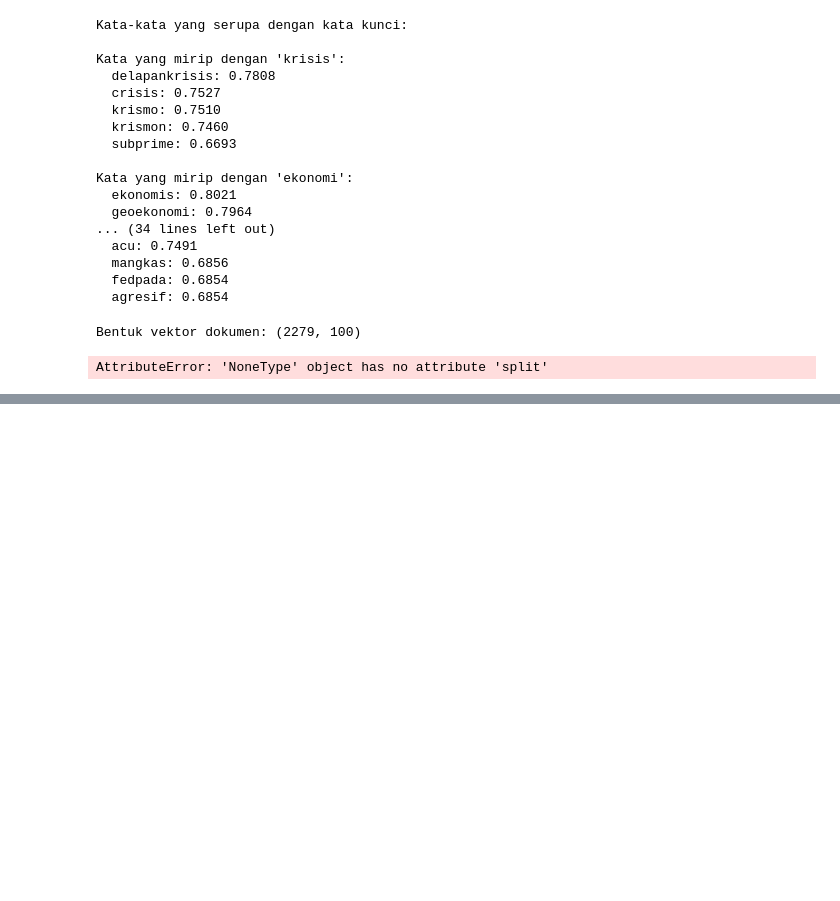
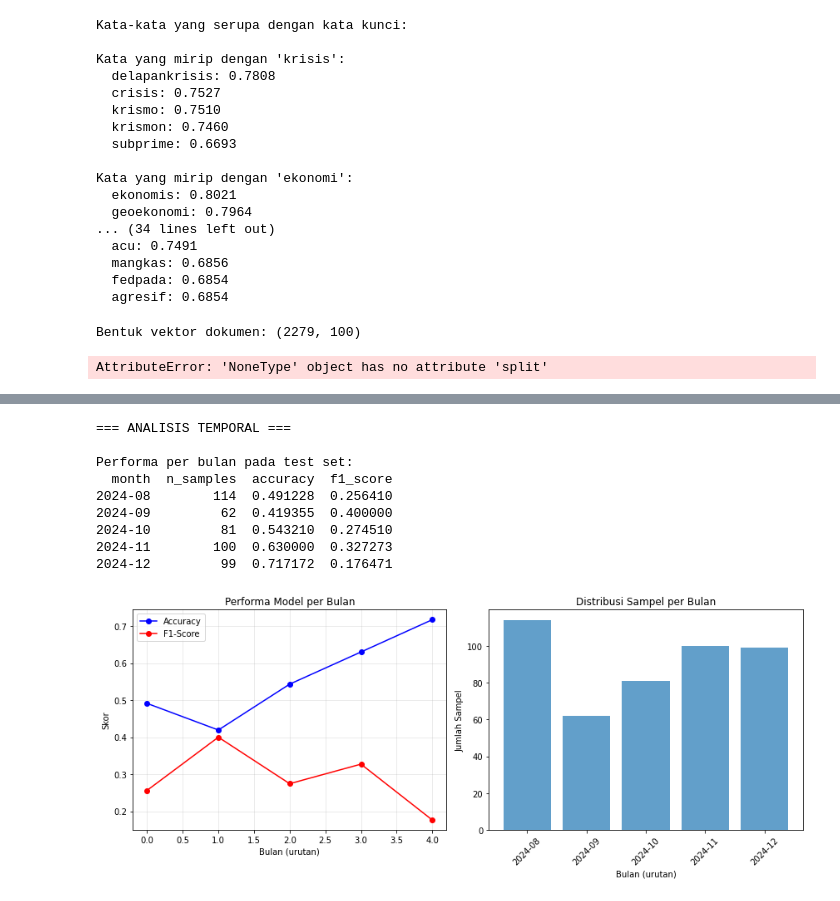
Before and after one commit to adindasyv/skripsi_2025, a Jupyter notebook: fix_news.ipynb, the cells around one changed output, grey strips where cells are left out. Drawn from its saved outputs; the diff is of its cells as text; code cells hidden in the pictures; blank space fills up the shorter version.

```diff
--- a/fix_news.ipynb
+++ b/fix_news.ipynb
@@ -734,0 +1037,62 @@ AttributeError: 'NoneType' object has no attribute 'split'
+# %%
+print("\n=== ANALISIS TEMPORAL ===")
+
+# Analisis performa per bulan pada test set
+df_test = df_combined.iloc[split_point:].copy()
+df_test['y_true'] = y_test
+df_test['y_pred'] = y_pred
+df_test['y_pred_proba'] = y_pred_proba
+df_test['month_year'] = df_test['date_parsed'].dt.to_period('M')
+
+# Metrik per bulan
+monthly_metrics = []
+for month in df_test['month_year'].unique():
+    month_data = df_test[df_test['month_year'] == month]
+    if len(month_data) > 0:
+        month_acc = accuracy_score(month_data['y_true'], month_data['y_pred'])
+        month_f1 = f1_score(month_data['y_true'], month_data['y_pred'], zero_division=0)
+
+        monthly_metrics.append({
+            'month': str(month),
+            'n_samples': len(month_data),
+            'accuracy': month_acc,
+            'f1_score': month_f1
+        })
+
+monthly_df = pd.DataFrame(monthly_metrics)
+print("\nPerforma per bulan pada test set:")
+print(monthly_df.to_string(index=False))
+
+# Plot performa temporal
+if len(monthly_df) > 1:
+    plt.figure(figsize=(12, 5))
+
+    plt.subplot(1, 2, 1)
+    plt.plot(range(len(monthly_df)), monthly_df['accuracy'], 'bo-', label='Accuracy')
+    plt.plot(range(len(monthly_df)), monthly_df['f1_score'], 'ro-', label='F1-Score')
+    plt.xlabel('Bulan (urutan)')
+    plt.ylabel('Skor')
+    plt.title('Performa Model per Bulan')
+    plt.legend()
+    plt.grid(True, alpha=0.3)
+
+    plt.subplot(1, 2, 2)
+    plt.bar(range(len(monthly_df)), monthly_df['n_samples'], alpha=0.7)
+    plt.xlabel('Bulan (urutan)')
+    plt.ylabel('Jumlah Sampel')
+    plt.title('Distribusi Sampel per Bulan')
+    plt.xticks(range(len(monthly_df)), [m[:7] for m in monthly_df['month']], rotation=45)
+
+    plt.tight_layout()
+    plt.show()
+# %% [output]
+=== ANALISIS TEMPORAL ===
+
+Performa per bulan pada test set:
+  month  n_samples  accuracy  f1_score
+2024-08        114  0.491228  0.256410
+2024-09         62  0.419355  0.400000
+2024-10         81  0.543210  0.274510
+2024-11        100  0.630000  0.327273
+2024-12         99  0.717172  0.176471
+[figure, added]
```
Also changed, not shown: parts of 10 cells of this notebook.
